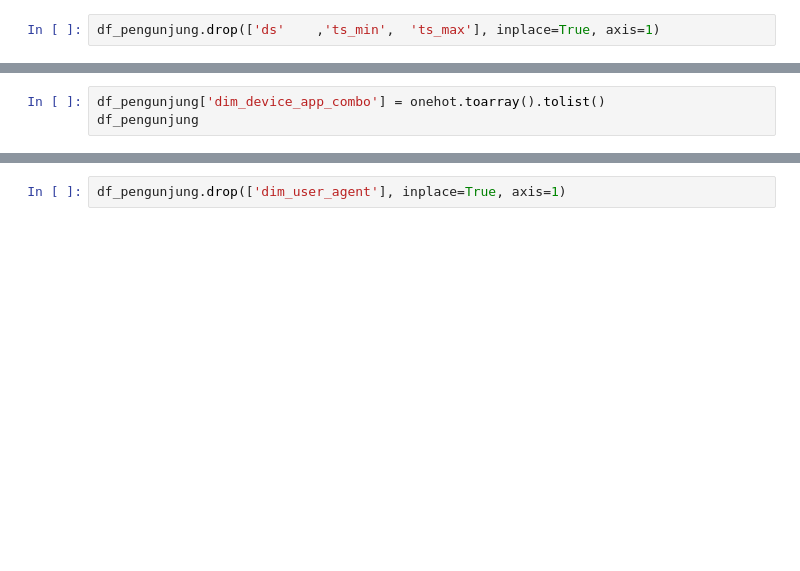
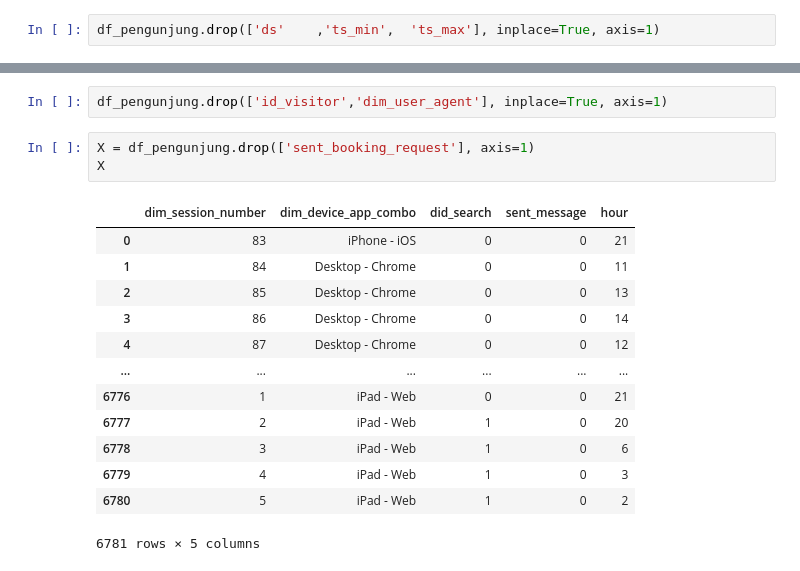
Before and after one commit to riooorante/airbnb-data-analysis, a Jupyter notebook: notebook/machine_learning.ipynb, the cells around one changed output, grey strips where cells are left out. Drawn from its saved outputs; the diff is of its cells as text; blank space fills up the shorter version.

```diff
--- a/notebook/machine_learning.ipynb
+++ b/notebook/machine_learning.ipynb
@@ -45,3 +39,0 @@ onehot = encoder.fit_transform(df_pengunjung[['dim_device_app_combo']])
-# %%
-df_pengunjung['dim_device_app_combo'] = onehot.toarray().tolist()
-df_pengunjung
@@ -62,2 +40,19 @@ df_pengunjung
 # %%
-df_pengunjung.drop(['dim_user_agent'], inplace=True, axis=1)
+df_pengunjung.drop(['id_visitor','dim_user_agent'], inplace=True, axis=1)
+# %%
+X = df_pengunjung.drop(['sent_booking_request'], axis=1)
+X
+# %% [output]
+|  | dim_session_number | dim_device_app_combo | did_search | sent_message | hour |
+| 0 | 83 | iPhone - iOS | 0 | 0 | 21 |
+| 1 | 84 | Desktop - Chrome | 0 | 0 | 11 |
+| 2 | 85 | Desktop - Chrome | 0 | 0 | 13 |
+| 3 | 86 | Desktop - Chrome | 0 | 0 | 14 |
+| 4 | 87 | Desktop - Chrome | 0 | 0 | 12 |
+| ... | ... | ... | ... | ... | ... |
+| 6776 | 1 | iPad - Web | 0 | 0 | 21 |
+| 6777 | 2 | iPad - Web | 1 | 0 | 20 |
+| 6778 | 3 | iPad - Web | 1 | 0 | 6 |
+| 6779 | 4 | iPad - Web | 1 | 0 | 3 |
+| 6780 | 5 | iPad - Web | 1 | 0 | 2 |
+6781 rows × 5 columns
```
Also changed, not shown: parts of 25 cells of this notebook.
